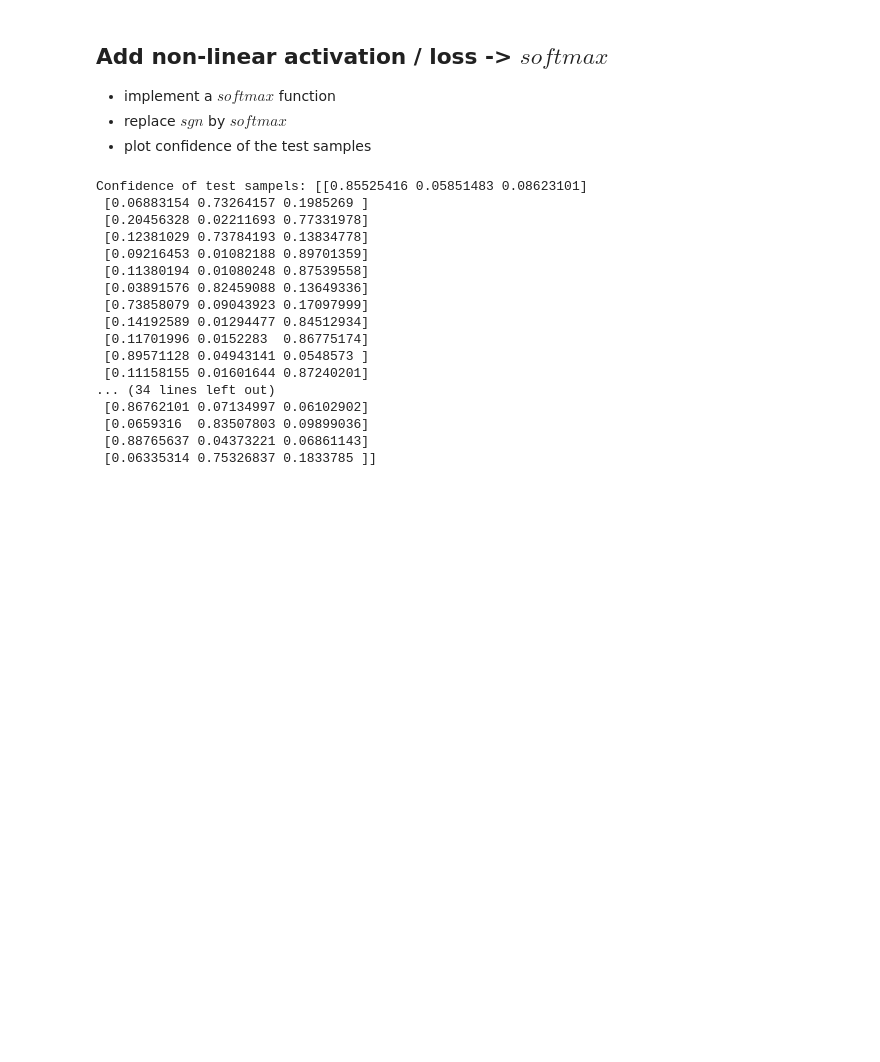
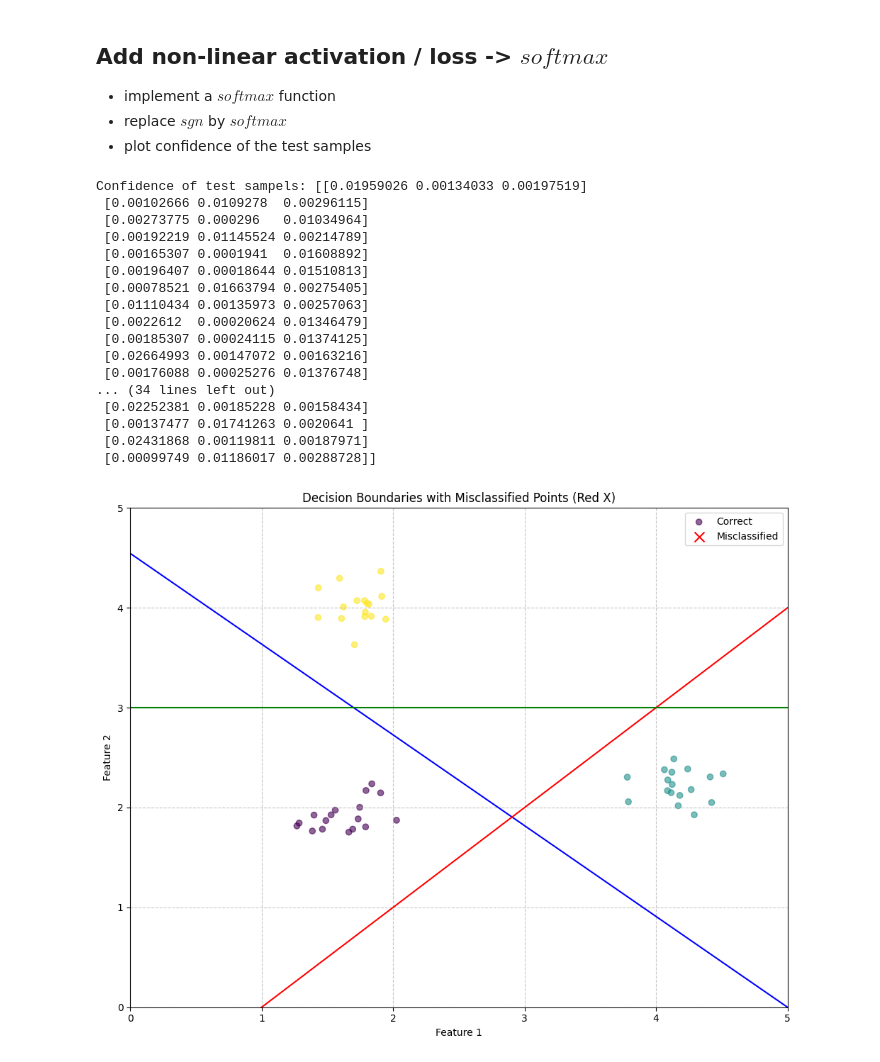
Before and after one commit to TheKerbecs/DeepLearning25, a Jupyter notebook: week_2/Aufgabe_2_Multi_Class_Perceptrons.ipynb, the cells around one changed output. Drawn from its saved outputs; the diff is of its cells as text; code cells hidden in the pictures; blank space fills up the shorter version.

```diff
--- a/week_2/Aufgabe_2_Multi_Class_Perceptrons.ipynb
+++ b/week_2/Aufgabe_2_Multi_Class_Perceptrons.ipynb
@@ -221,27 +217,27 @@ plt.tight_layout()
 * plot confidence of the test samples
 # %%
 def softmax(x):
-    exps = np.exp(x - np.max(x, axis=0, keepdims=True))
-    probs = exps / np.sum(exps, axis=0, keepdims=True)
-    return probs
+    x = np.array(x)
+    exp_x = np.exp(x - np.max(x))
+    return exp_x / np.sum(exp_x)
 
 predicts_softmax = softmax(predicts).T
 print("Confidence of test sampels:", predicts_softmax)
 # %% [output]
-Confidence of test sampels: [[0.85525416 0.05851483 0.08623101]
- [0.06883154 0.73264157 0.1985269 ]
- [0.20456328 0.02211693 0.77331978]
- [0.12381029 0.73784193 0.13834778]
- [0.09216453 0.01082188 0.89701359]
- [0.11380194 0.01080248 0.87539558]
- [0.03891576 0.82459088 0.13649336]
- [0.73858079 0.09043923 0.17097999]
- [0.14192589 0.01294477 0.84512934]
- [0.11701996 0.0152283  0.86775174]
- [0.89571128 0.04943141 0.0548573 ]
- [0.11158155 0.01601644 0.87240201]
+Confidence of test sampels: [[0.01959026 0.00134033 0.00197519]
+ [0.00102666 0.0109278  0.00296115]
+ [0.00273775 0.000296   0.01034964]
+ [0.00192219 0.01145524 0.00214789]
+ [0.00165307 0.0001941  0.01608892]
+ [0.00196407 0.00018644 0.01510813]
+ [0.00078521 0.01663794 0.00275405]
+ [0.01110434 0.00135973 0.00257063]
+ [0.0022612  0.00020624 0.01346479]
+ [0.00185307 0.00024115 0.01374125]
+ [0.02664993 0.00147072 0.00163216]
+ [0.00176088 0.00025276 0.01376748]
 ... (34 lines left out)
- [0.86762101 0.07134997 0.06102902]
- [0.0659316  0.83507803 0.09899036]
- [0.88765637 0.04373221 0.06861143]
- [0.06335314 0.75326837 0.1833785 ]]
+ [0.02252381 0.00185228 0.00158434]
+ [0.00137477 0.01741263 0.0020641 ]
+ [0.02431868 0.00119811 0.00187971]
+ [0.00099749 0.01186017 0.00288728]]
@@ -247,0 +246,25 @@ Confidence of test sampels: [[0.85525416 0.05851483 0.08623101]
+# %%
+plt.figure(figsize=(10, 8))
+y_pred = (predicts > 0).astype(int).T
+misclassified = (y_pred[:, 0] == y)
+# Plot all points
+plt.scatter(X[:, 0], X[:, 1], c=y, cmap='viridis', alpha=0.6, label='Correct')
+
+# Highlight misclassified points
+plt.scatter(X[misclassified, 0], X[misclassified, 1],
+            c='red', marker='x', s=100, label='Misclassified')
+line1 = plot_line_from_normal_vector_and_offset(w1, b1, color='blue',x_range=[0,5],ax=plt)
+line2 = plot_line_from_normal_vector_and_offset(w2, b2, color='red',x_range=[0,5],ax=plt)
+line3 = plot_line_from_normal_vector_and_offset(w3, b3, color='green',x_range=[0,5],ax=plt)
+
+# Add labels and legend
+plt.xlabel('Feature 1')
+plt.ylabel('Feature 2')
+plt.title('Decision Boundaries with Misclassified Points (Red X)')
+plt.legend()
+plt.grid(True, linestyle='--', alpha=0.7)
+plt.xlim(0, 5)
+plt.ylim(0, 5)
+plt.tight_layout()
+# %% [output]
+[figure, added]
```
Also changed, not shown: parts of 2 cells of this notebook.
